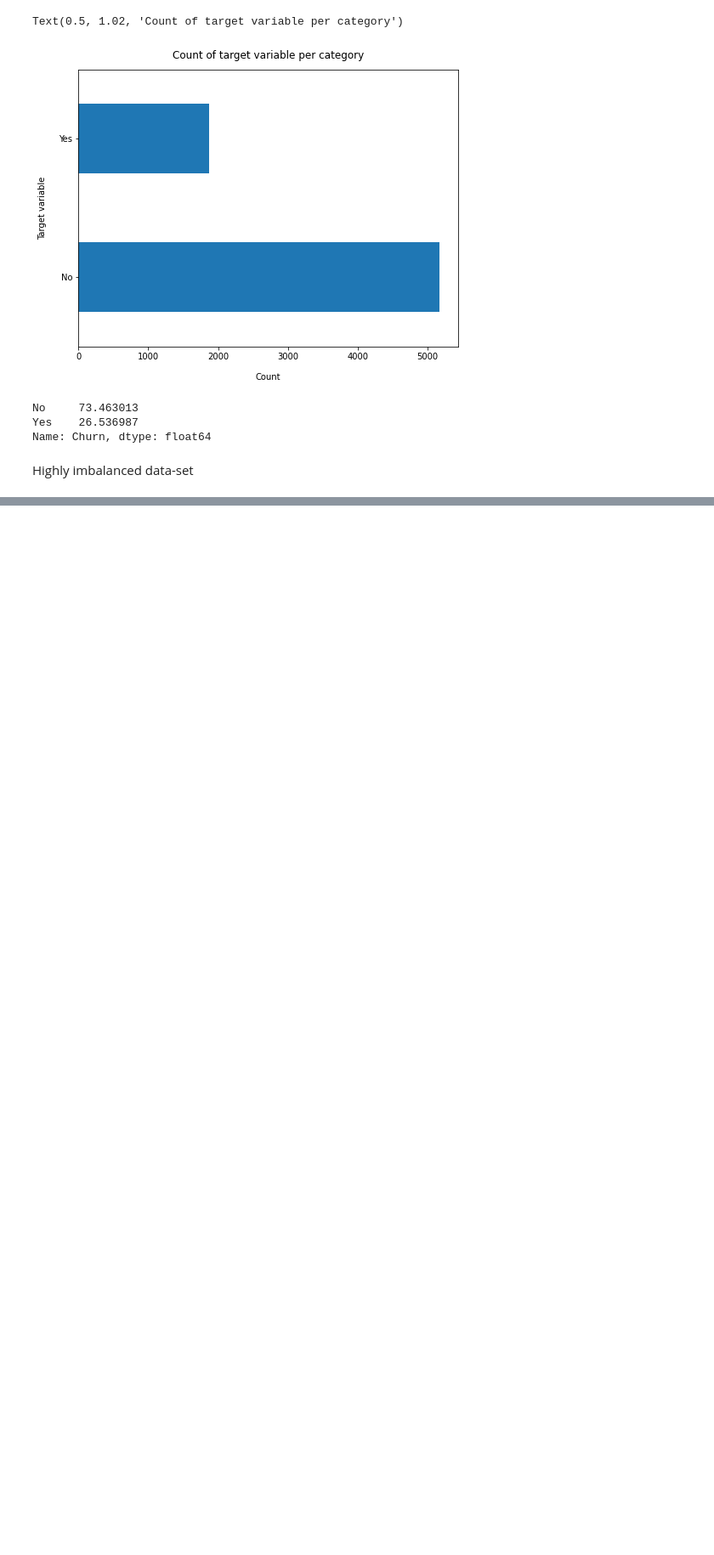
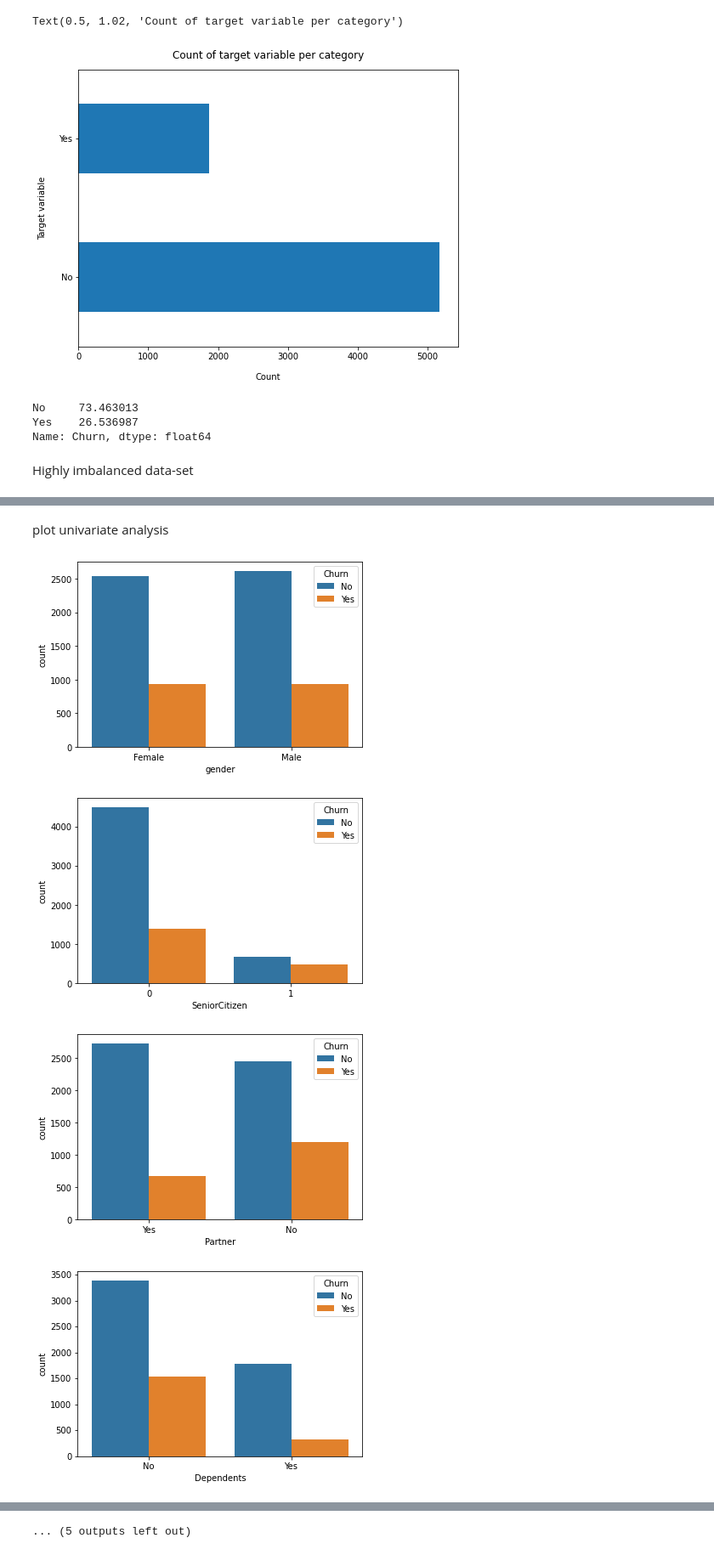
Before and after one commit to maxoblein/customerChurn, a Jupyter notebook: churn_analysis.ipynb, the cells around one changed output, grey strips where cells are left out. Shown: that part at 85% size. Drawn from its saved outputs; the diff is of its cells as text; code cells hidden in the pictures; blank space fills up the shorter version.

Commit message:
perfomed univariate and bivariate analysis

```diff
--- a/churn_analysis.ipynb
+++ b/churn_analysis.ipynb
@@ -71,0 +129,3 @@ Highly imbalanced data-set
+# %%
+#drop the rows with this missing data
+data.dropna(how='any',inplace=True)
@@ -71,0 +139,5 @@ Highly imbalanced data-set
+# %%
+#12 month bins
+#create labels
+labels = ["{0} - {1}".format(i,i+11) for i in range(1,72,12)]
+print(labels)
@@ -71,0 +146,3 @@ Highly imbalanced data-set
+# %%
+#splt data
+data['tenure_group'] = pd.cut(data.tenure,range(1,80,12),right=False,labels=labels)
@@ -71,0 +162,13 @@ Highly imbalanced data-set
+# %%
+data.drop(columns=['customerID','tenure'], axis=1,inplace=True)
+# %% [markdown]
+plot univariate analysis
+# %%
+for i, predictor in enumerate(data.drop(columns=['Churn', 'TotalCharges', 'MonthlyCharges'])):
+    plt.figure(i)
+    sns.countplot(data=data, x=predictor, hue='Churn')
+# %% [output]
+[figure, added]
+[figure, added]
+[figure, added]
+[figure, added]
@@ -71,0 +183 @@ Highly imbalanced data-set
+... (5 outputs left out)
```
Also changed, not shown: parts of 25 cells of this notebook, 1 other file.
